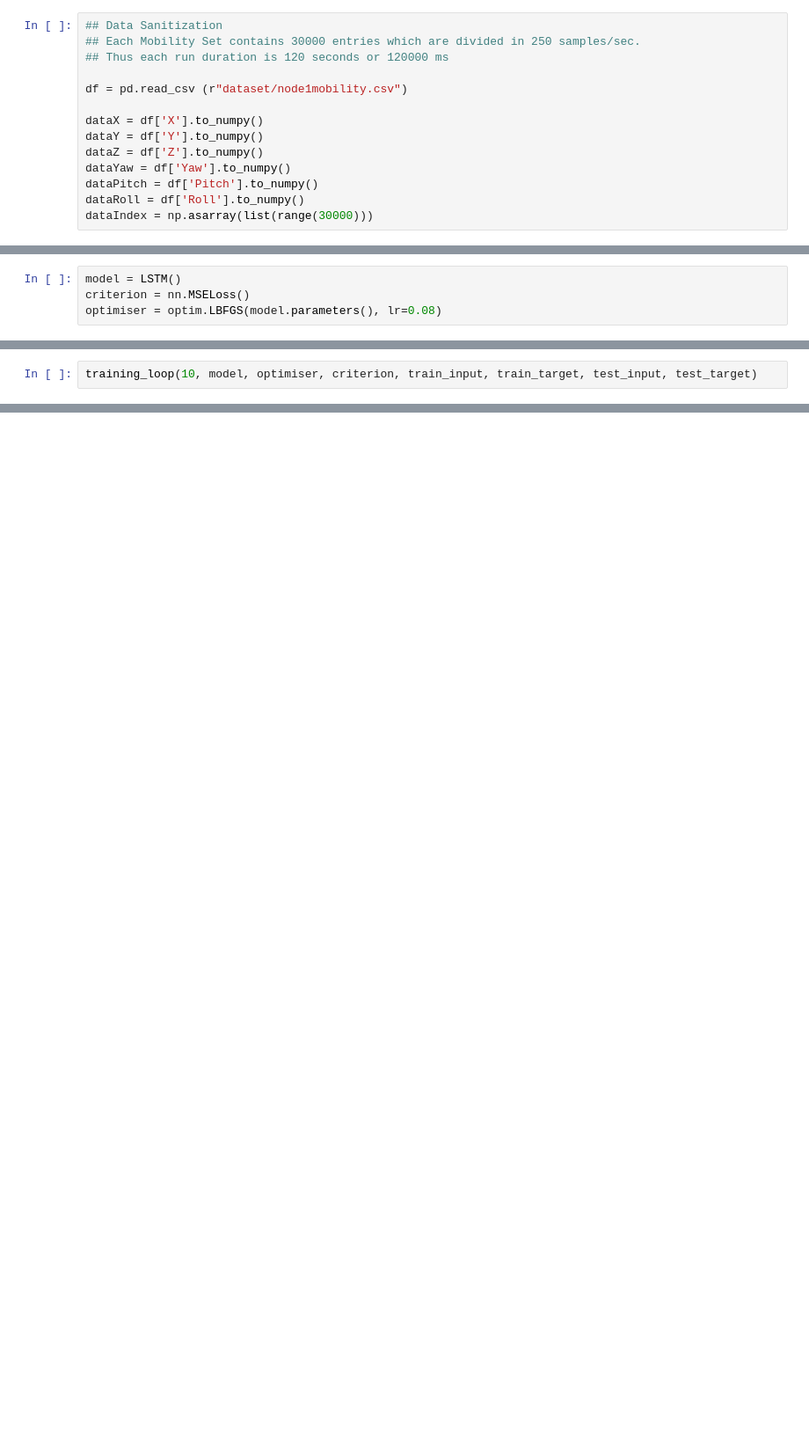
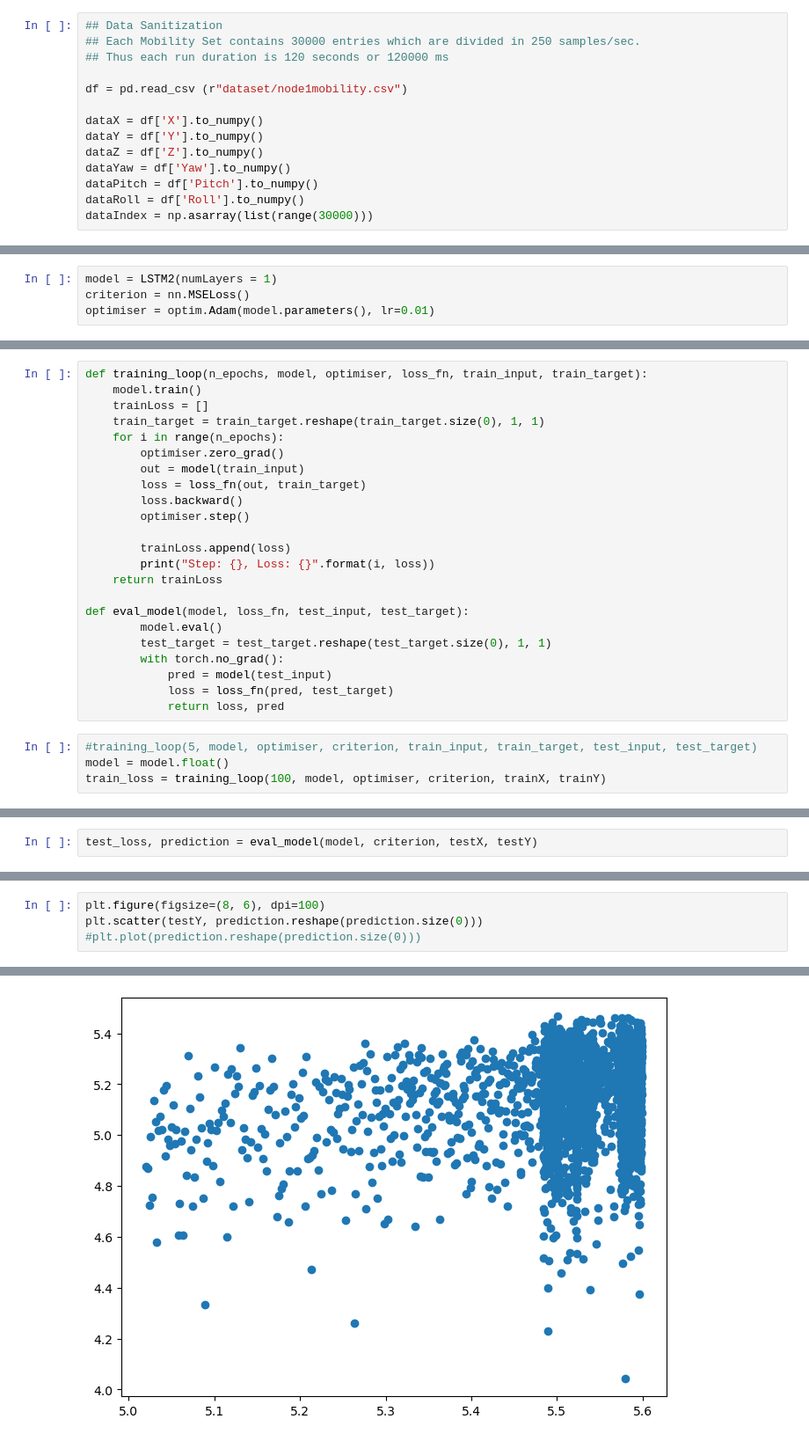
Before and after one commit to ut2496/ViewPrediction-6DOF, a Jupyter notebook: ViewPrediction.ipynb, the cells around one changed output, grey strips where cells are left out. Shown at 88% size. Saved outputs shown, nothing was run; the diff lists cells and outputs as text; blank space fills up the shorter version.

Commit message:
Fixed issues with the LSTM for predcition

```diff
--- a/ViewPrediction.ipynb
+++ b/ViewPrediction.ipynb
@@ -201,4 +106,4 @@ test_target = torch.from_numpy(y[:3, 1:]) # (3, 999)
 # %%
-model = LSTM()
+model = LSTM2(numLayers = 1)
 criterion = nn.MSELoss()
-optimiser = optim.LBFGS(model.parameters(), lr=0.08)
+optimiser = optim.Adam(model.parameters(), lr=0.01)
@@ -242,3 +110,28 @@ def training_loop(n_epochs, model, optimiser, loss_fn,
+# %%
+def training_loop(n_epochs, model, optimiser, loss_fn, train_input, train_target):
+    model.train()
+    trainLoss = []
+    train_target = train_target.reshape(train_target.size(0), 1, 1)
+    for i in range(n_epochs):
+        optimiser.zero_grad()
+        out = model(train_input)
+        loss = loss_fn(out, train_target)
+        loss.backward()
+        optimiser.step()
+
+        trainLoss.append(loss)
+        print("Step: {}, Loss: {}".format(i, loss))
+    return trainLoss
+
+def eval_model(model, loss_fn, test_input, test_target):
+        model.eval()
+        test_target = test_target.reshape(test_target.size(0), 1, 1)
+        with torch.no_grad():
+            pred = model(test_input)
+            loss = loss_fn(pred, test_target)
+            return loss, pred
 # %%
-training_loop(10, model, optimiser, criterion, train_input, train_target, test_input, test_target)
+#training_loop(5, model, optimiser, criterion, train_input, train_target, test_input, test_target)
+model = model.float()
+train_loss = training_loop(100, model, optimiser, criterion, trainX, trainY)
 # %% [output]
@@ -254,0 +155,2 @@ Step: 9, Loss: 9.736426000017673e-05
+# %%
+test_loss, prediction = eval_model(model, criterion, testX, testY)
@@ -254,0 +165,5 @@ Step: 9, Loss: 9.736426000017673e-05
+# %%
+plt.figure(figsize=(8, 6), dpi=100)
+plt.scatter(testY, prediction.reshape(prediction.size(0)))
+#plt.plot(prediction.reshape(prediction.size(0)))
+# %% [output]
@@ -254,0 +171 @@ Step: 9, Loss: 9.736426000017673e-05
+[figure, added]
```
Also changed, not shown: parts of 17 cells of this notebook.
